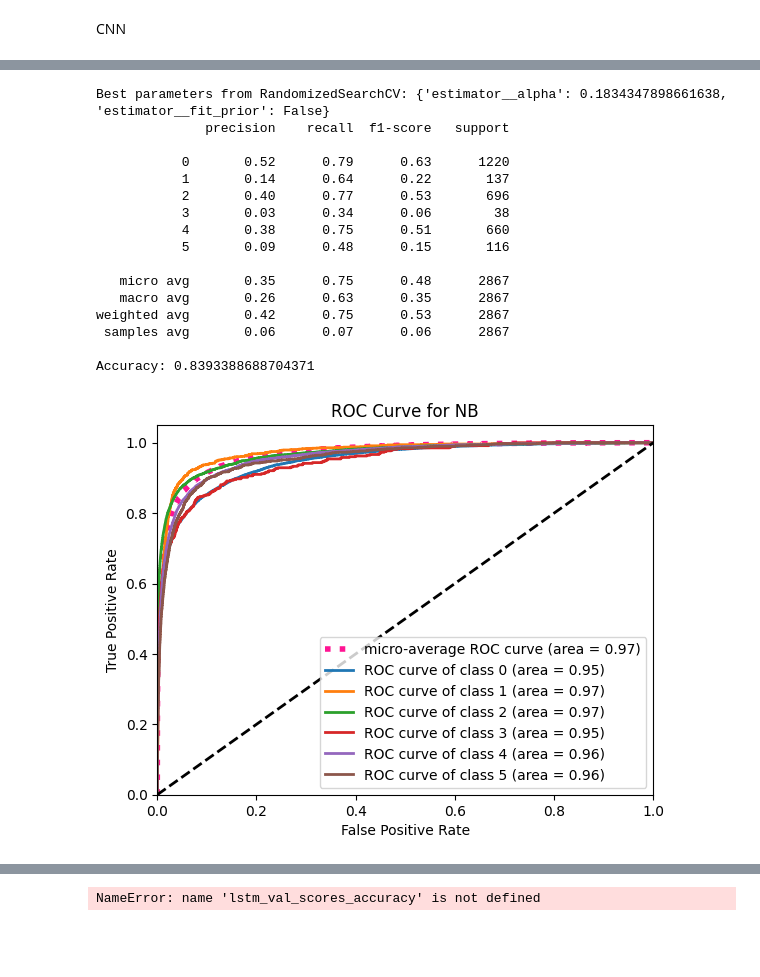
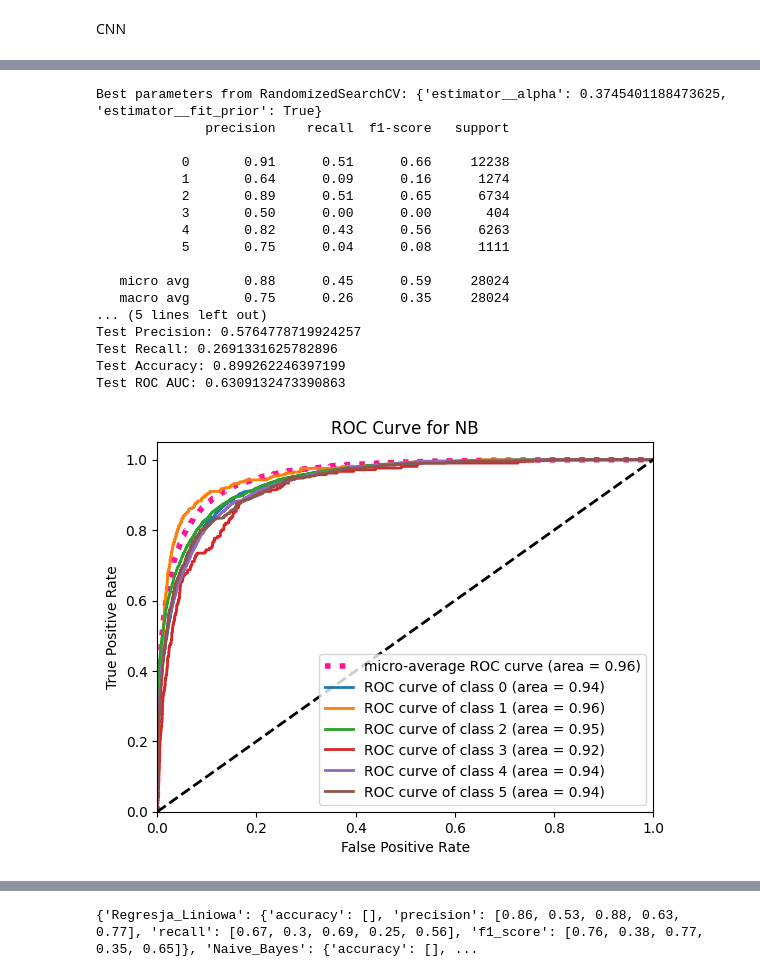
Before and after one commit to RadoszWerner/toxic-comment-classification, a Jupyter notebook: finalv2.ipynb, the cells around one changed output, grey strips where cells are left out. Drawn from its saved outputs; the diff is of its cells as text; code cells hidden in the pictures; blank space fills up the shorter version.

```diff
--- a/finalv2.ipynb
+++ b/finalv2.ipynb
@@ -439,7 +220,7 @@ for train_index, val_index in kf.split(X_train):
     X_train_fold = pad_sequences_custom(X_train_fold, 200)
     X_val_fold = pad_sequences_custom(X_val_fold, 200)
 
-    checkpoint = ModelCheckpoint('save_best_model_lstm.tf', monitor='val_loss', verbose=1, save_best_only=True)
+    checkpoint = ModelCheckpoint('best_model_lstm.keras', monitor='val_loss', verbose=1, save_best_only=True)
     early_stop = EarlyStopping(monitor='val_loss', patience=1)
 
     history_lstm = model.fit(X_train_fold, y_train_fold, batch_size=128, epochs=5, validation_split=0.2, callbacks=[checkpoint, early_stop])
@@ -553,7 +353,7 @@ for train_index, val_index in kf.split(X_train):
     X_val_fold = pad_sequences_custom(X_val_fold, 200)
 
     # Define callbacks
-    checkpoint = ModelCheckpoint('best_model_cnn.tf', monitor='val_loss', verbose=1, save_best_only=True, mode='min')
+    checkpoint = ModelCheckpoint('best_model_cnn.keras', monitor='val_loss', verbose=1, save_best_only=True, mode='min')
     early_stop = EarlyStopping(monitor='val_loss', patience=2, mode='min', verbose=1)
 
     # Train the model
@@ -642,7 +446,7 @@ INFO:tensorflow:Assets written to: best_model_cnn.tf\assets
 # %%
 #CNN
 # Test the model on X_test
-best_model = load_model('best_model_cnn.tf')
+best_model = load_model('best_model_cnn.keras')
 X_test_padded = pad_sequences_custom(X_test_data_padded, 200)
 test_preds = best_model.predict(X_test_padded)
 test_preds_binary = (test_preds > 0.5).astype(int)
@@ -725,6 +529,6 @@ Test ROC AUC: 0.9469749784036882
 # %%
 # Load the model and prepare the test data
-best_model = load_model('save_best_model_lstm.tf')
+best_model = load_model('best_model_lstm.keras')
 X_test_padded = pad_sequences_custom(X_test_data_padded, 200)
 test_preds = best_model.predict(X_test_padded)
 test_preds_binary = (test_preds > 0.5).astype(int)
@@ -1018,10 +841,23 @@ X_test_text = [' '.join(tokenizer.sequences_to_texts([comment])[0].split()) for
 X_test_vec = tfidf_vec_NB.transform(X_test_text)
 
 # Predict on test data
-test_preds = modelLR.predict_proba(X_test_vec)
+test_preds = modelNB.predict_proba(X_test_vec)
 
 # Convert list of arrays to a single array
 test_preds_array = np.array([pred[:, 1] for pred in test_preds]).T
+test_preds_binary = (test_preds_array > 0.5).astype(int)
+
+test_f1 = f1_score(y_test_binary, test_preds_binary, average='macro')
+test_precision = precision_score(y_test_binary, test_preds_binary, average='macro')
+test_recall = recall_score(y_test_binary, test_preds_binary, average='macro')
+test_accuracy = accuracy_score(y_test_binary, test_preds_binary)
+test_auc = roc_auc_score(y_test_binary, test_preds_binary, average='macro')
+
+print('Test F1 Score:', test_f1)
+print('Test Precision:', test_precision)
+print('Test Recall:', test_recall)
+print('Test Accuracy:', test_accuracy)
+print('Test ROC AUC:', test_auc)
 
 # Calculate ROC curve and AUC for each label and then average
 fpr = dict()
@@ -1049,44 +885,45 @@ for i in range(n_classes):
 
 plt.plot([0, 1], [0, 1], 'k--', lw=2)
 plt.xlim([0.0, 1.0])
 plt.ylim([0.0, 1.05])
 plt.xlabel('False Positive Rate')
 plt.ylabel('True Positive Rate')
 plt.title('ROC Curve for NB')
 plt.legend(loc="lower right")
 plt.savefig('roc_curve_multiclass_NB.png')
 plt.show()
 
 # Plot micro-average ROC curve separately
 plt.figure()
 plt.plot(fpr["micro"], tpr["micro"],
          label='micro-average ROC curve (area = {0:0.2f})'.format(roc_auc["micro"]),
          color='deeppink', linewidth=4)
 
 plt.plot([0, 1], [0, 1], 'k--', lw=2)
 plt.xlim([0.0, 1.0])
 plt.ylim([0.0, 1.05])
 plt.xlabel('False Positive Rate')
 plt.ylabel('True Positive Rate')
 plt.title('Micro-Average ROC Curve for NB')
 plt.legend(loc="lower right")
 plt.savefig('roc_curve_micro_NB.png')
 plt.show()
 # %% [output]
-Best parameters from RandomizedSearchCV: {'estimator__alpha': 0.1834347898661638, 'estimator__fit_prior': False}
+Best parameters from RandomizedSearchCV: {'estimator__alpha': 0.3745401188473625, 'estimator__fit_prior': True}
               precision    recall  f1-score   support
 
-           0       0.52      0.79      0.63      1220
-           1       0.14      0.64      0.22       137
-           2       0.40      0.77      0.53       696
-           3       0.03      0.34      0.06        38
-           4       0.38      0.75      0.51       660
-           5       0.09      0.48      0.15       116
+           0       0.91      0.51      0.66     12238
+           1       0.64      0.09      0.16      1274
+           2       0.89      0.51      0.65      6734
+           3       0.50      0.00      0.00       404
+           4       0.82      0.43      0.56      6263
+           5       0.75      0.04      0.08      1111
 
-   micro avg       0.35      0.75      0.48      2867
-   macro avg       0.26      0.63      0.35      2867
-weighted avg       0.42      0.75      0.53      2867
- samples avg       0.06      0.07      0.06      2867
-
-Accuracy: 0.8393388688704371
+   micro avg       0.88      0.45      0.59     28024
+   macro avg       0.75      0.26      0.35     28024
+... (5 lines left out)
+Test Precision: 0.5764778719924257
+Test Recall: 0.2691331625782896
+Test Accuracy: 0.899262246397199
+Test ROC AUC: 0.6309132473390863
-[figure, old version]
+[figure, new version]
@@ -1131,10 +968,10 @@ results_metrics['CNN']['f1_score']=cnn_val_scores_f1
 
 print(results_metrics)
 # Calculate standard deviation for each metric in each model
-std_devs = {model: {metric: np.std(values) for metric, values in metrics.items() if values} for model, metrics in results_metrics.items()}
-std_devs
+# std_devs = {model: {metric: np.std(values) for metric, values in metrics.items() if values} for model, metrics in results_metrics.items()}
+# std_devs
 # %% [output]
-NameError: name 'lstm_val_scores_accuracy' is not defined
+{'Regresja_Liniowa': {'accuracy': [], 'precision': [0.86, 0.53, 0.88, 0.63, 0.77], 'recall': [0.67, 0.3, 0.69, 0.25, 0.56], 'f1_score': [0.76, 0.38, 0.77, 0.35, 0.65]}, 'Naive_Bayes': {'accuracy': [], ...
 # %%
 def perform_t_tests_to_df(results_metrics, metric, alpha=0.05):
     models = list(results_metrics.keys())
```
Also changed, not shown: parts of 18 cells of this notebook.
